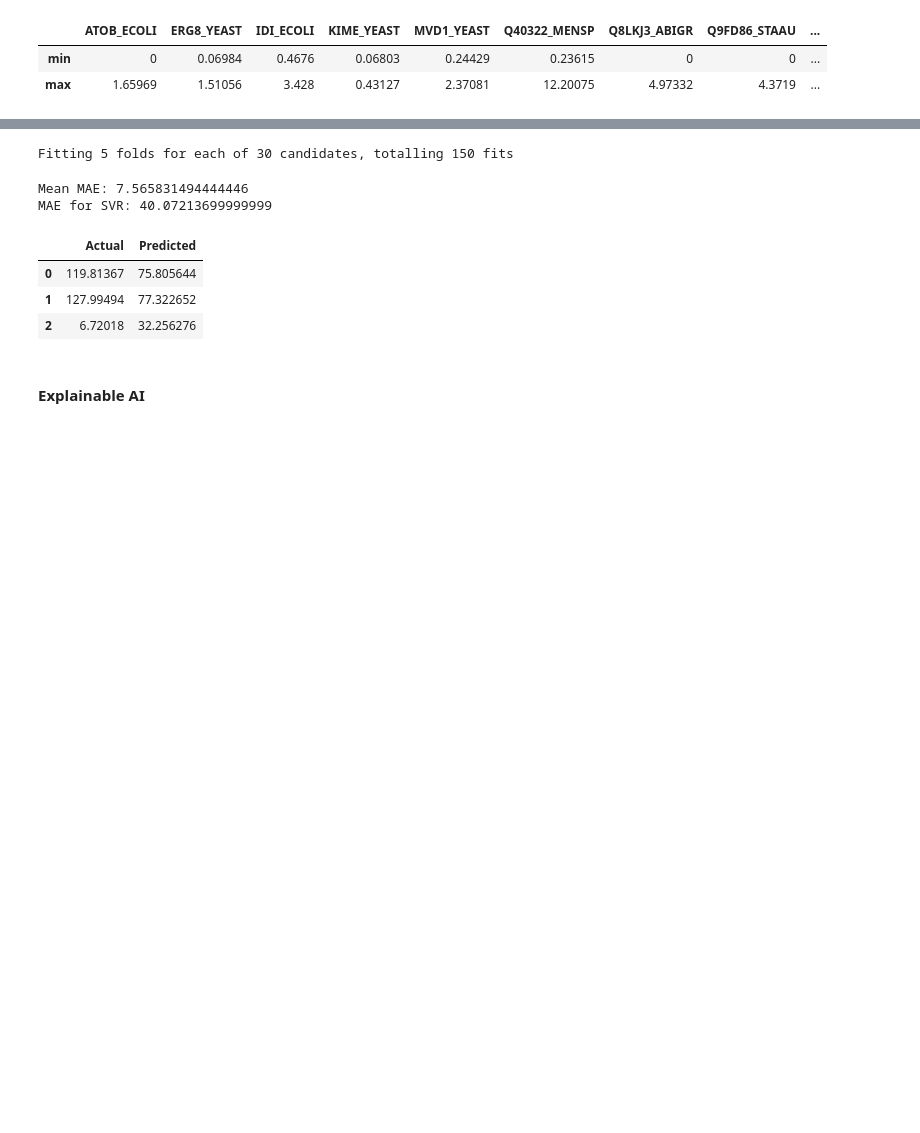
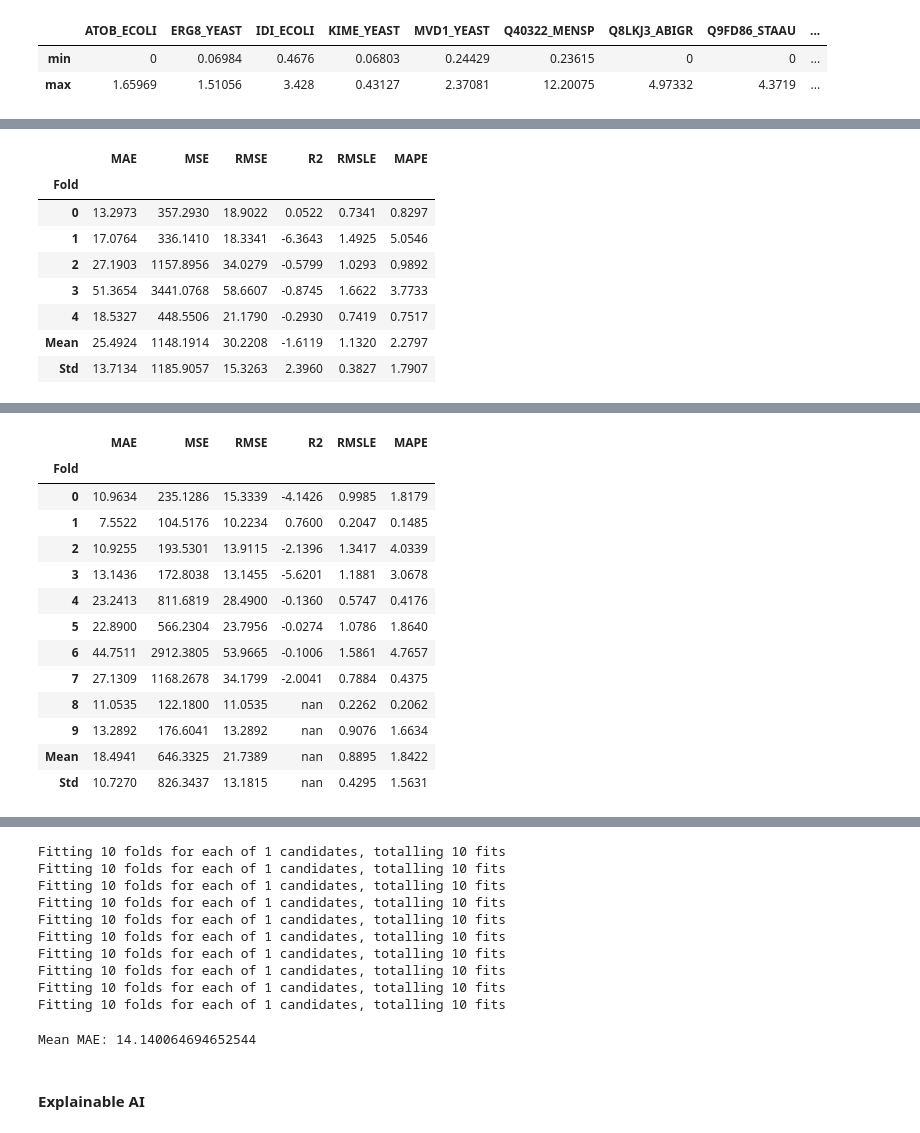
Before and after one commit to costasmexis/straindesignXAI, a Jupyter notebook: notebooks/Limonene_manual.ipynb, the cells around one changed output, grey strips where cells are left out. Cells and saved outputs as stored; diff of their text form; code cells hidden in the pictures; blank space fills up the shorter version.

```diff
--- a/notebooks/Limonene_manual.ipynb
+++ b/notebooks/Limonene_manual.ipynb
@@ -189,0 +103,4 @@ def model_selection():
+# %%
+svr = create_model('svm', cross_validation=True, fold=5)
+final_model = tune_model(svr, optimize='MSE', search_library='scikit-optimize', search_algorithm='bayesian')
+# %% [output]
@@ -189,0 +108,9 @@ def model_selection():
+|  | MAE | MSE | RMSE | R2 | RMSLE | MAPE |
+| Fold |  |  |  |  |  |  |
+| 0 | 13.2973 | 357.2930 | 18.9022 | 0.0522 | 0.7341 | 0.8297 |
+| 1 | 17.0764 | 336.1410 | 18.3341 | -6.3643 | 1.4925 | 5.0546 |
+| 2 | 27.1903 | 1157.8956 | 34.0279 | -0.5799 | 1.0293 | 0.9892 |
+| 3 | 51.3654 | 3441.0768 | 58.6607 | -0.8745 | 1.6622 | 3.7733 |
+| 4 | 18.5327 | 448.5506 | 21.1790 | -0.2930 | 0.7419 | 0.7517 |
+| Mean | 25.4924 | 1148.1914 | 30.2208 | -1.6119 | 1.1320 | 2.2797 |
+| Std | 13.7134 | 1185.9057 | 15.3263 | 2.3960 | 0.3827 | 1.7907 |
@@ -189,0 +119,14 @@ def model_selection():
+|  | MAE | MSE | RMSE | R2 | RMSLE | MAPE |
+| Fold |  |  |  |  |  |  |
+| 0 | 10.9634 | 235.1286 | 15.3339 | -4.1426 | 0.9985 | 1.8179 |
+| 1 | 7.5522 | 104.5176 | 10.2234 | 0.7600 | 0.2047 | 0.1485 |
+| 2 | 10.9255 | 193.5301 | 13.9115 | -2.1396 | 1.3417 | 4.0339 |
+| 3 | 13.1436 | 172.8038 | 13.1455 | -5.6201 | 1.1881 | 3.0678 |
+| 4 | 23.2413 | 811.6819 | 28.4900 | -0.1360 | 0.5747 | 0.4176 |
+| 5 | 22.8900 | 566.2304 | 23.7956 | -0.0274 | 1.0786 | 1.8640 |
+| 6 | 44.7511 | 2912.3805 | 53.9665 | -0.1006 | 1.5861 | 4.7657 |
+| 7 | 27.1309 | 1168.2678 | 34.1799 | -2.0041 | 0.7884 | 0.4375 |
+| 8 | 11.0535 | 122.1800 | 11.0535 | nan | 0.2262 | 0.2062 |
+| 9 | 13.2892 | 176.6041 | 13.2892 | nan | 0.9076 | 1.6634 |
+| Mean | 18.4941 | 646.3325 | 21.7389 | nan | 0.8895 | 1.8422 |
+| Std | 10.7270 | 826.3437 | 13.1815 | nan | 0.4295 | 1.5631 |
@@ -190,8 +134,16 @@ def model_selection():
+Fitting 10 folds for each of 1 candidates, totalling 10 fits
+Fitting 10 folds for each of 1 candidates, totalling 10 fits
+Fitting 10 folds for each of 1 candidates, totalling 10 fits
+Fitting 10 folds for each of 1 candidates, totalling 10 fits
+Fitting 10 folds for each of 1 candidates, totalling 10 fits
+Fitting 10 folds for each of 1 candidates, totalling 10 fits
+Fitting 10 folds for each of 1 candidates, totalling 10 fits
+Fitting 10 folds for each of 1 candidates, totalling 10 fits
+Fitting 10 folds for each of 1 candidates, totalling 10 fits
+Fitting 10 folds for each of 1 candidates, totalling 10 fits
 # %%
-def train(X, y, model: str):
-    grid_search = GridSearchCV(estimator=regressors[model], param_grid=param_grid[model], scoring='neg_mean_absolute_error', cv=5, verbose=1)
-    grid_search.fit(X, y)
-    return grid_search
+from sklearn.metrics import mean_absolute_error, mean_squared_error
+from sklearn.model_selection import train_test_split
 
 def bootstrap(X, y, model: object, n: int=100):
     mae_values = []
@@ -201,24 +153,10 @@ def bootstrap(X, y, model: object, n: int=100):
         mae_values.append(mean_absolute_error(y_test, y_pred))
     return mae_values
 
-grid_search = train(df_A[INPUT_VARS], df_A[RESPONSE_VARS].values.ravel(), model='RF')
-mae_values = bootstrap(df_A[INPUT_VARS], df_A[RESPONSE_VARS].values.ravel(), grid_search.best_estimator_)
+mae_values = bootstrap(X_train, y_train, final_model)
 print(f'Mean MAE: {np.mean(mae_values)}')
-
-# Predict on DBTL_B
-y_pred = grid_search.best_estimator_.predict(df_B[INPUT_VARS])
-mae = mean_absolute_error(df_B[RESPONSE_VARS], y_pred)
-print(f'MAE for SVR: {mae}')
-results_df = pd.DataFrame({'Actual': df_B[RESPONSE_VARS].values.ravel(), 'Predicted': y_pred.ravel()})
-results_df
 # %% [output]
-Fitting 5 folds for each of 30 candidates, totalling 150 fits
+Mean MAE: 14.140064694652544
-Mean MAE: 7.565831494444446
-MAE for SVR: 40.07213699999999
-|  | Actual | Predicted |
-| 0 | 119.81367 | 75.805644 |
-| 1 | 127.99494 | 77.322652 |
-| 2 | 6.72018 | 32.256276 |
 # %% [markdown]
 #### Explainable AI
 # %%
```
Also changed, not shown: parts of 10 cells of this notebook, 1 other file.
